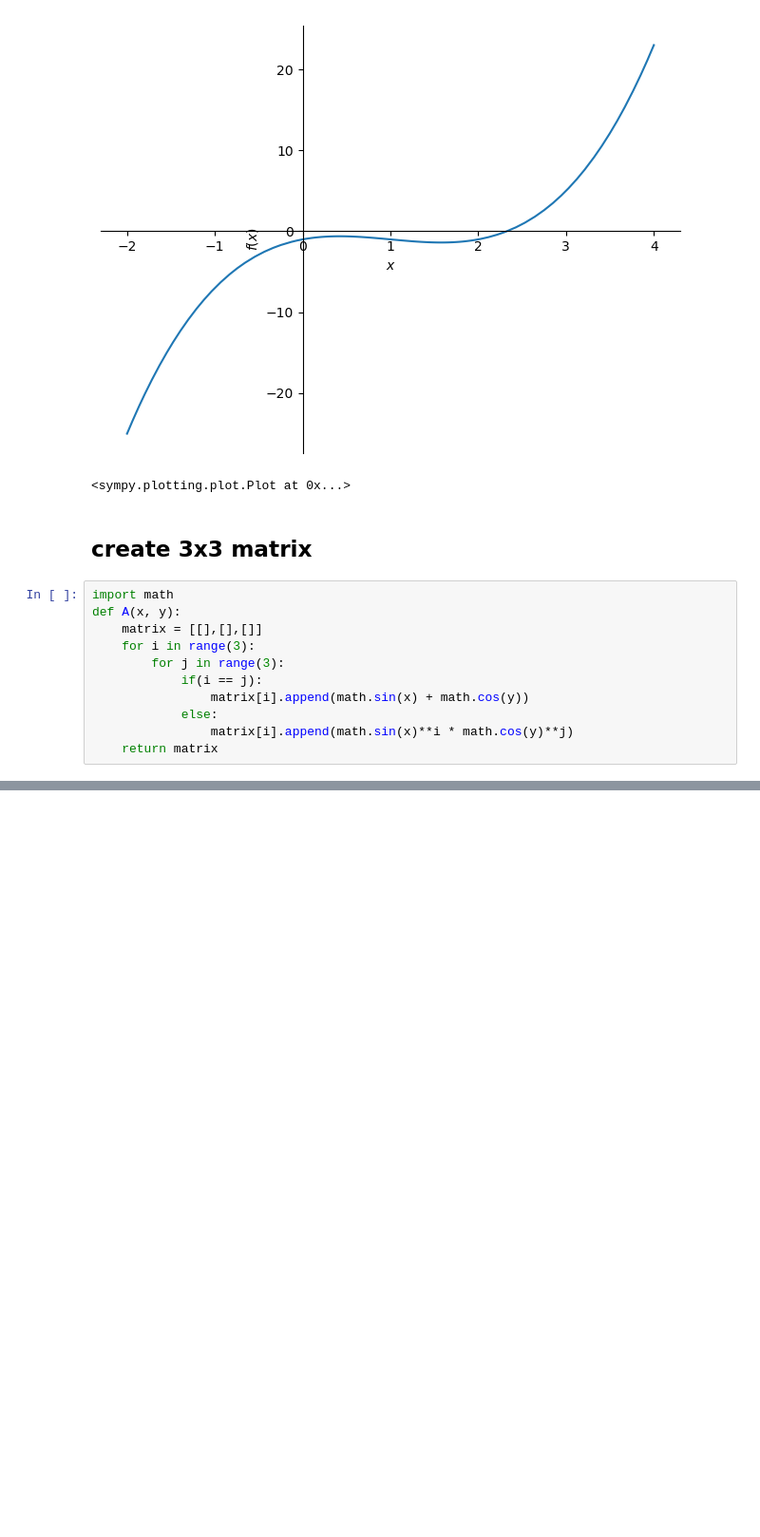
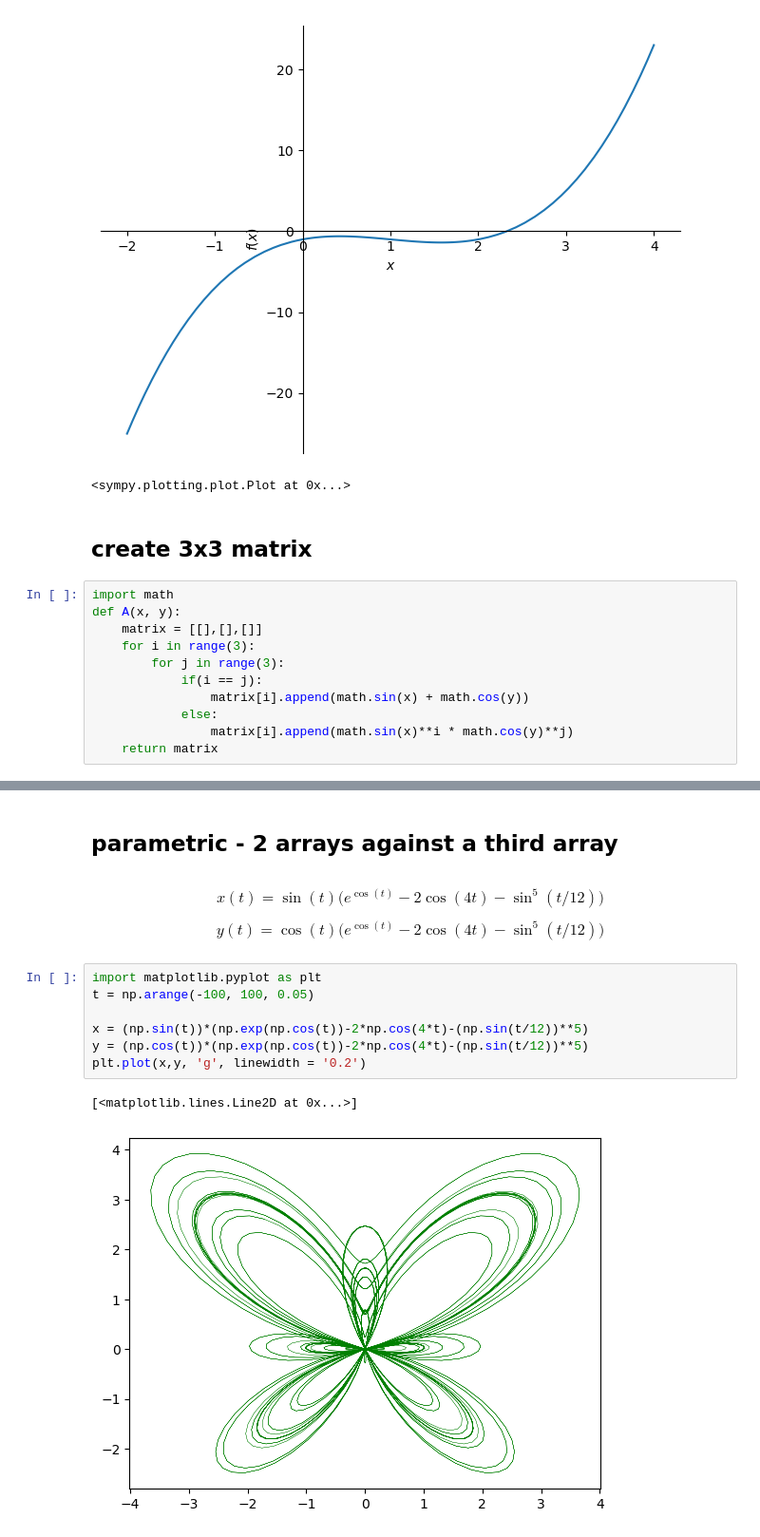
Before and after one commit to Rhys18751996/MathProgrammingJupyter, a Jupyter notebook: helperSheet.ipynb, the cells around one changed output, grey strips where cells are left out. Shown: that part at 95% size. Drawn from its saved outputs; the diff is of its cells as text; blank space fills up the shorter version.

```diff
--- a/helperSheet.ipynb
+++ b/helperSheet.ipynb
@@ -464,0 +520,16 @@ def A(x, y):
+# %% [markdown]
+## parametric - 2 arrays against a third array
+# %% [markdown]
+$$x(t)= \sin(t)\Big( e^{\cos(t)} - 2 \cos(4t)-\sin^5(t/12) \Big)$$
+
+$$y(t)= \cos(t)\Big( e^{\cos(t)} - 2 \cos(4t)-\sin^5(t/12) \Big)$$
+# %%
+import matplotlib.pyplot as plt
+t = np.arange(-100, 100, 0.05)
+
+x = (np.sin(t))*(np.exp(np.cos(t))-2*np.cos(4*t)-(np.sin(t/12))**5)
+y = (np.cos(t))*(np.exp(np.cos(t))-2*np.cos(4*t)-(np.sin(t/12))**5)
+plt.plot(x,y, 'g', linewidth = '0.2')
+# %% [output]
+[<matplotlib.lines.Line2D at 0x...>]
+[figure, added]
```
Also changed, not shown: parts of 7 cells of this notebook.
